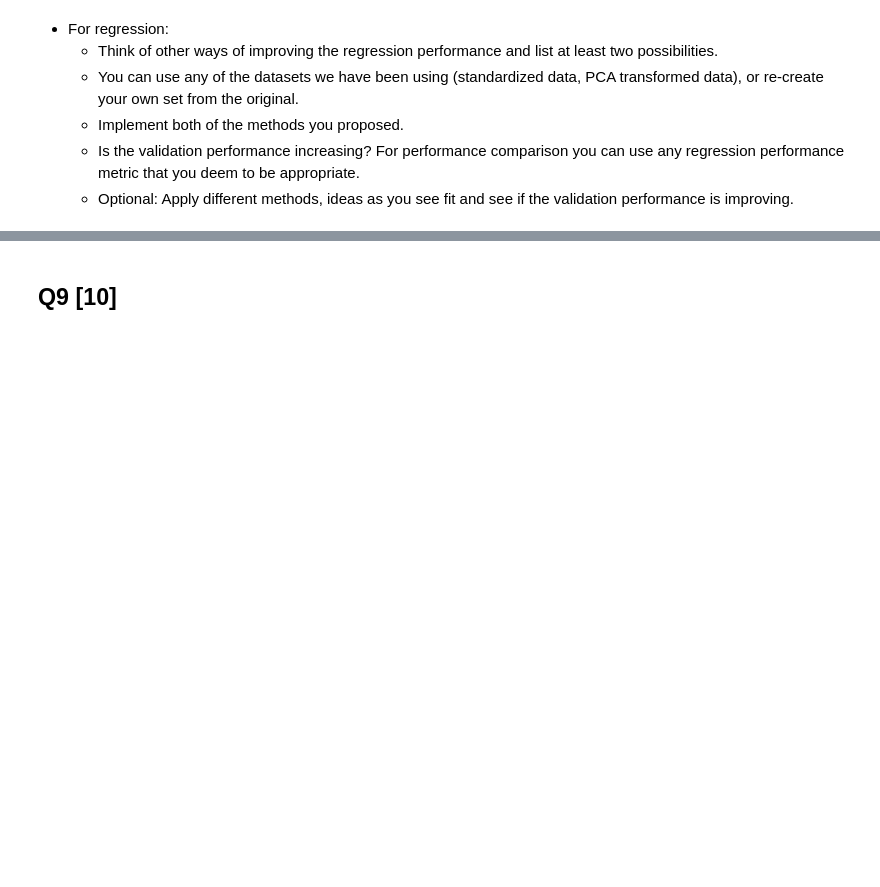
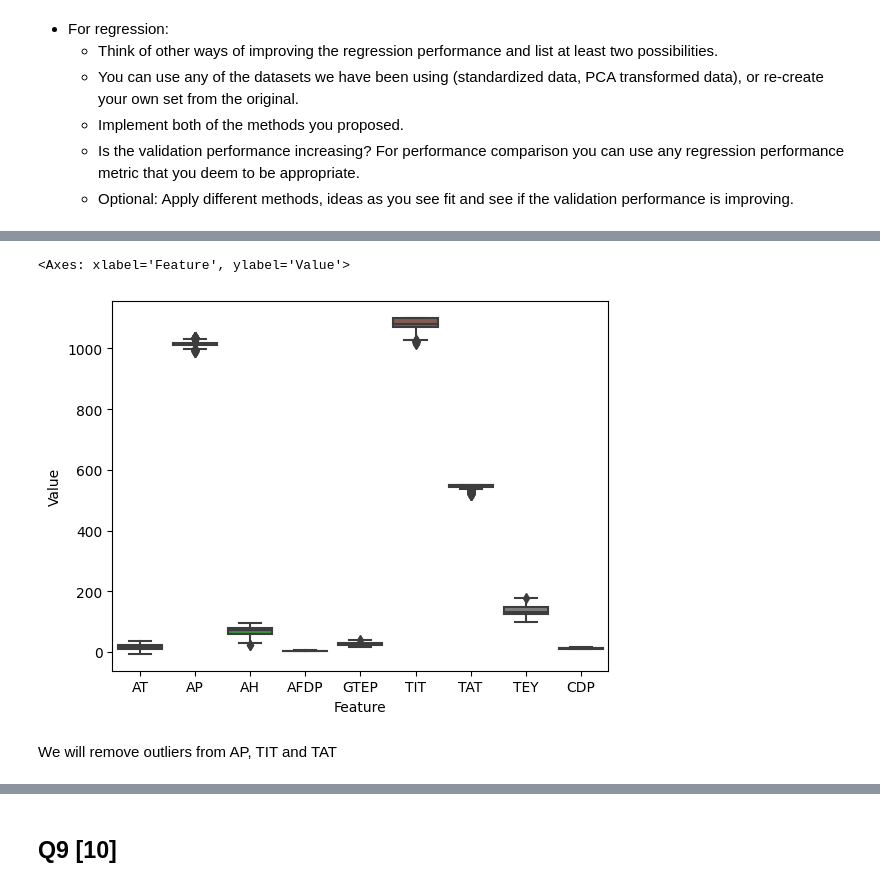
Before and after one commit to kushalnavghare/DSC-540-ADVNCD_ML, a Jupyter notebook: Assignment_3_v3_Kushal.ipynb, the cells around one changed output, grey strips where cells are left out. Drawn from its saved outputs; the diff is of its cells as text; code cells hidden in the pictures; blank space fills up the shorter version.

```diff
--- a/Assignment_3_v3_Kushal.ipynb
+++ b/Assignment_3_v3_Kushal.ipynb
@@ -1040,0 +1032,2 @@ F1 score:  0.8726919339164237
+# %%
+plt_df = pd.melt(X, var_name='Feature', value_name='Value')
@@ -1040,0 +1050,7 @@ F1 score:  0.8726919339164237
+# %%
+sns.boxplot(y='Value', x = 'Feature', data = plt_df)
+# %% [output]
+<Axes: xlabel='Feature', ylabel='Value'>
+[figure, added]
+# %% [markdown]
+We will remove outliers from AP, TIT and TAT
```
Also changed, not shown: parts of 112 cells of this notebook.
